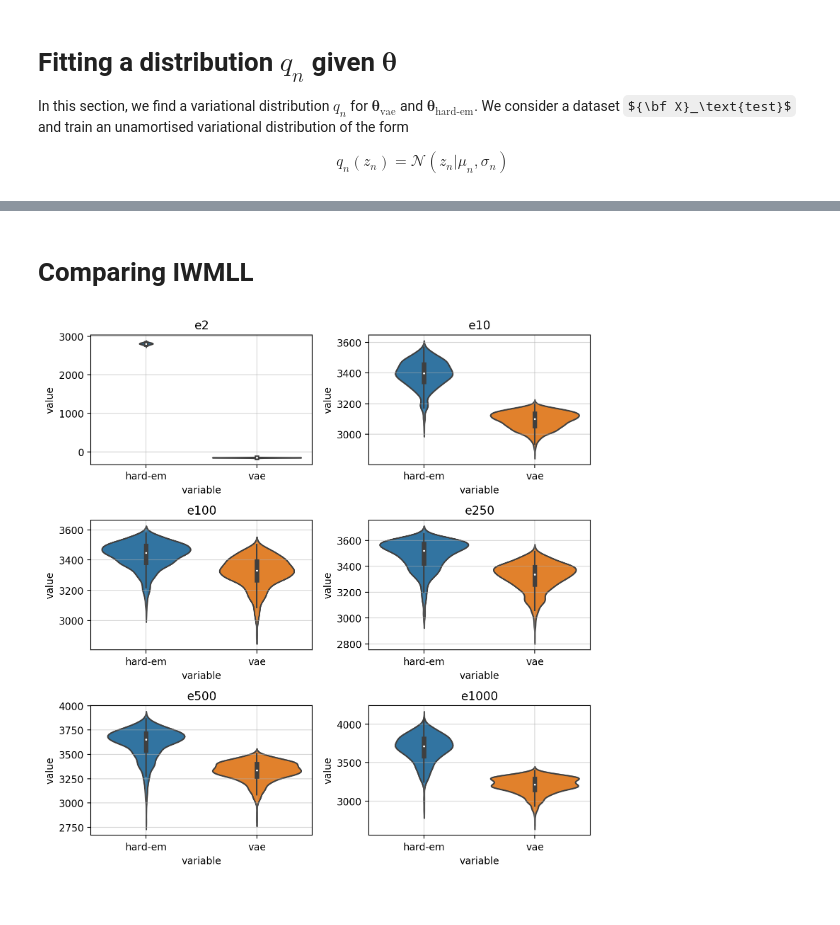
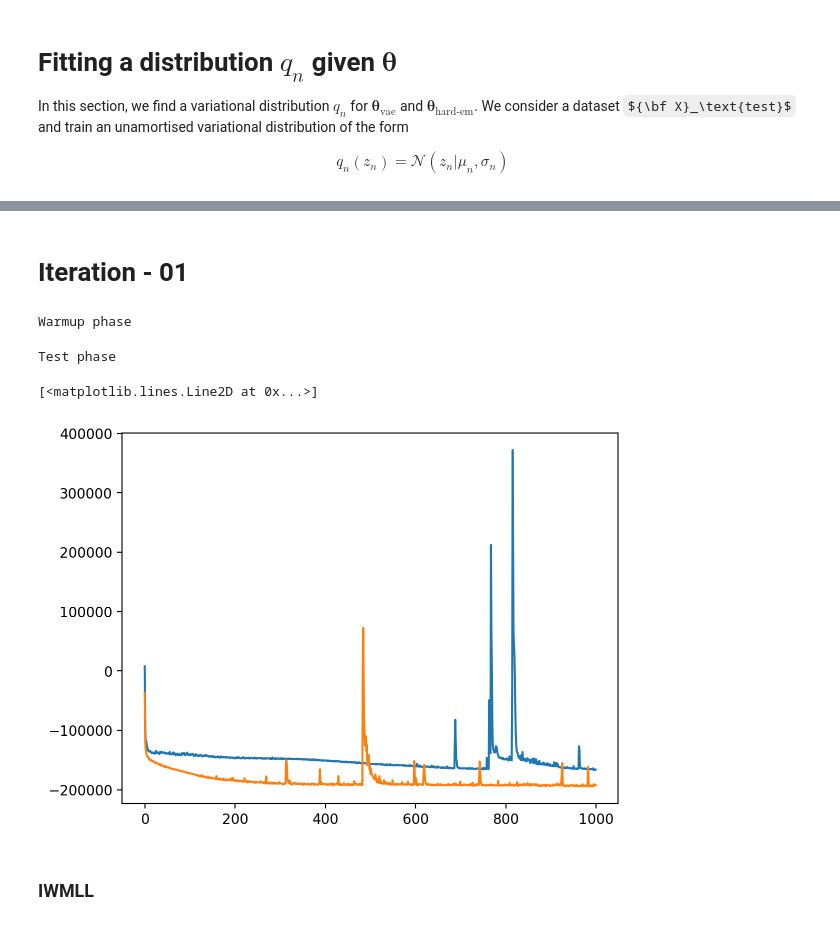
Before and after one commit to gerdm/hard-em-lvm, a Jupyter notebook: notebooks/13-hard-em-ipl-vae-multiple.ipynb, the cells around one changed output, grey strips where cells are left out. Saved outputs shown, nothing was run; the diff lists cells and outputs as text; code cells hidden in the pictures; some formulas as TeX source.

```diff
--- a/notebooks/13-hard-em-ipl-vae-multiple.ipynb
+++ b/notebooks/13-hard-em-ipl-vae-multiple.ipynb
@@ -31,4 +35 @@ import matplotlib.pyplot as plt
 %config InlineBackend.figure_format = "retina"
-# %%
-with open("../results-full.pkl", "rb") as f:
-    output = pickle.load(f)
@@ -34,0 +56,6 @@ with open("../results-full.pkl", "rb") as f:
+# %%
+path_config = "../experiments/configs/fmnistv01.toml"
+with open(path_config, "rb") as f:
+    config = tomli.load(f)
+
+print(json.dumps(config, indent=2))
@@ -35,17 +123,21 @@ with open("../results-full.pkl", "rb") as f:
+# %%
+dict_models = {
+    "class_decoder": Decoder,
+    "class_encoder": Encoder,
+    "class_encoder_test": hlax.models.GaussEncoder,
+}
+# %% [markdown]
+# Iteration - 01
+# %%
+output = base_vae_hardem.main(config, dict_models)
+# %% [output]
+Warmup phase
+Test phase
+# %%
+plt.plot(output["warmup"]["vae"]["hist_loss"])
+plt.plot(output["warmup"]["hardem"]["hist_loss"])
+# %% [output]
+[<matplotlib.lines.Line2D at 0x...>]
+[figure, added]
 # %% [markdown]
-# Comparing IWMLL
+### IWMLL
-# %%
-fig, axs = plt.subplots(3, 2, figsize=(8, 8))
-
-dict_mll_epochs = output["test"]
-for ax, key in zip(axs.ravel(), dict_mll_epochs):
-    df_mll = pd.DataFrame.from_dict(dict_mll_epochs[key])
-    df_mll.columns = ["hard-em", "vae"]
-    sns.violinplot(df_mll.melt(), x="variable", y="value", ax=ax)
-    ax.grid(alpha=0.5)
-    ax.set_title(key)
-
-# axs[-1, -1].axis("off")
-plt.tight_layout()
-# %% [output]
-[figure, removed]
```
Also changed, not shown: parts of 32 cells of this notebook.
